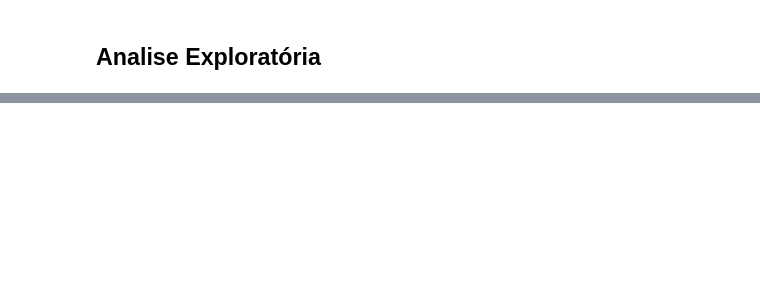
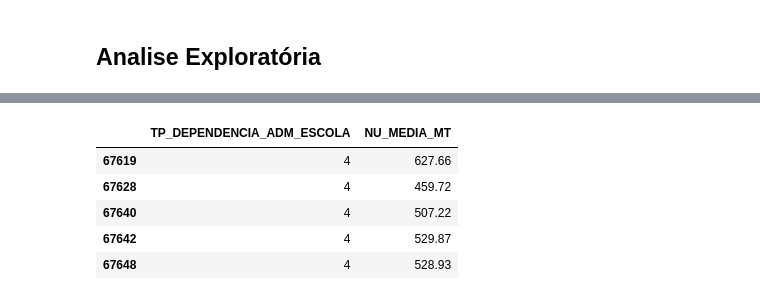
Before and after one commit to insper-classroom/23-1a-cd-p2-lucca_pedro_rafael, a Jupyter notebook: P2.ipynb, the cells around one changed output, grey strips where cells are left out. Cells and saved outputs as stored; diff of their text form; code cells hidden in the pictures; blank space fills up the shorter version.

```diff
--- a/P2.ipynb
+++ b/P2.ipynb
@@ -73,0 +111,9 @@ plt.show()
+# %%
+tipo4.head()
+# %% [output]
+|  | TP_DEPENDENCIA_ADM_ESCOLA | NU_MEDIA_MT |
+| 67619 | 4 | 627.66 |
+| 67628 | 4 | 459.72 |
+| 67640 | 4 | 507.22 |
+| 67642 | 4 | 529.87 |
+| 67648 | 4 | 528.93 |
```
Also changed, not shown: parts of 4 cells of this notebook.
